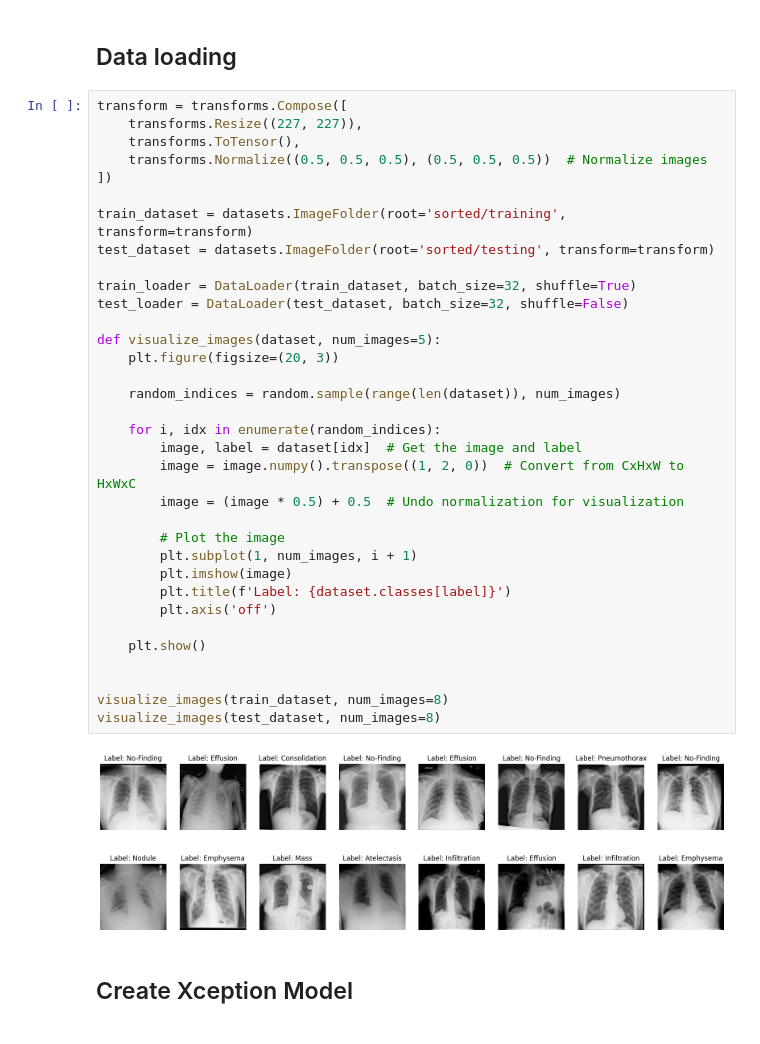
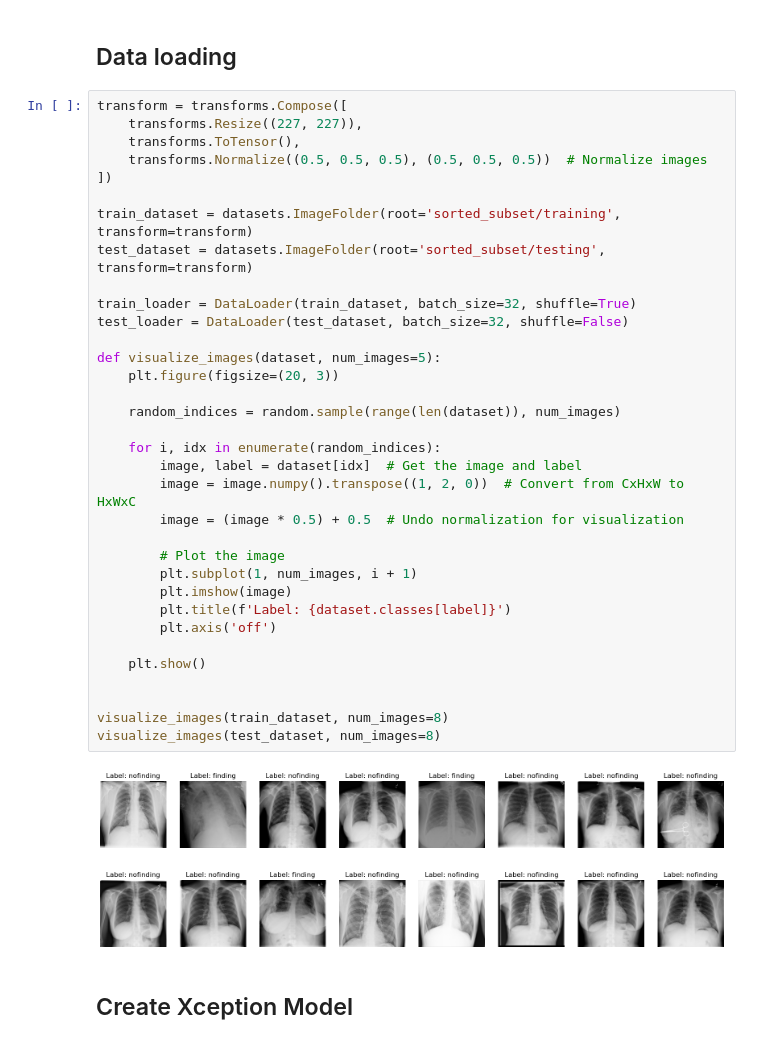
Before and after one commit to EthanGilles/NIH-XRay-Classification, a Jupyter notebook: Xception-Binary.ipynb, the cells around one changed output. Cells and saved outputs as stored; diff of their text form.

Commit message:
add subset

```diff
--- a/Xception-Binary.ipynb
+++ b/Xception-Binary.ipynb
@@ -40,37 +35,37 @@ transform = transforms.Compose([
     transforms.ToTensor(),
     transforms.Normalize((0.5, 0.5, 0.5), (0.5, 0.5, 0.5))  # Normalize images
 ])
 
-train_dataset = datasets.ImageFolder(root='sorted/training', transform=transform)
-test_dataset = datasets.ImageFolder(root='sorted/testing', transform=transform)
+train_dataset = datasets.ImageFolder(root='sorted_subset/training', transform=transform)
+test_dataset = datasets.ImageFolder(root='sorted_subset/testing', transform=transform)
 
 train_loader = DataLoader(train_dataset, batch_size=32, shuffle=True)
 test_loader = DataLoader(test_dataset, batch_size=32, shuffle=False)
 
 def visualize_images(dataset, num_images=5):
     plt.figure(figsize=(20, 3))
 
     random_indices = random.sample(range(len(dataset)), num_images)
 
     for i, idx in enumerate(random_indices):
         image, label = dataset[idx]  # Get the image and label
         image = image.numpy().transpose((1, 2, 0))  # Convert from CxHxW to HxWxC
         image = (image * 0.5) + 0.5  # Undo normalization for visualization
 
         # Plot the image
         plt.subplot(1, num_images, i + 1)
         plt.imshow(image)
         plt.title(f'Label: {dataset.classes[label]}')
         plt.axis('off')
 
     plt.show()
 
 
 visualize_images(train_dataset, num_images=8)
 visualize_images(test_dataset, num_images=8)
 # %% [output]
-[figure, old version]
+[figure, new version]
-[figure, old version]
+[figure, new version]
 # %% [markdown]
 ## Create Xception Model
 # %%
```
Also changed, not shown: parts of 4 cells of this notebook, 7 other files.
